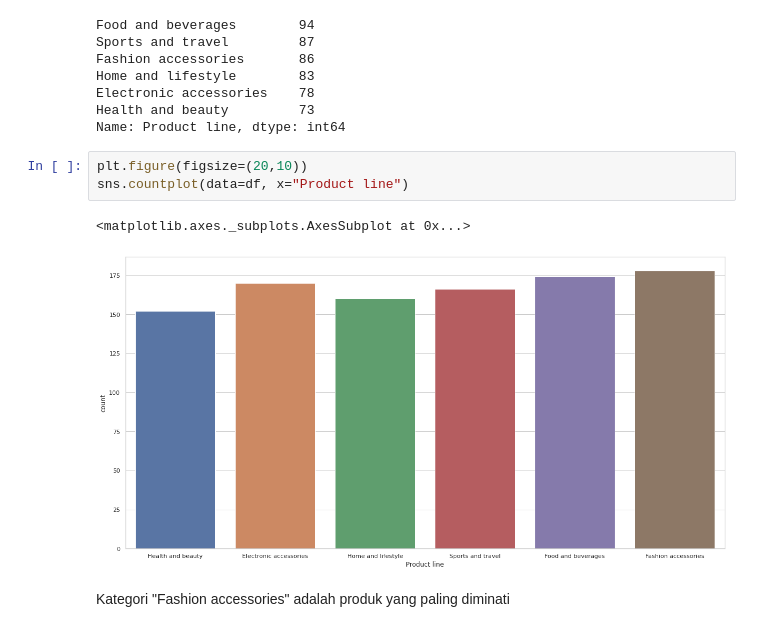
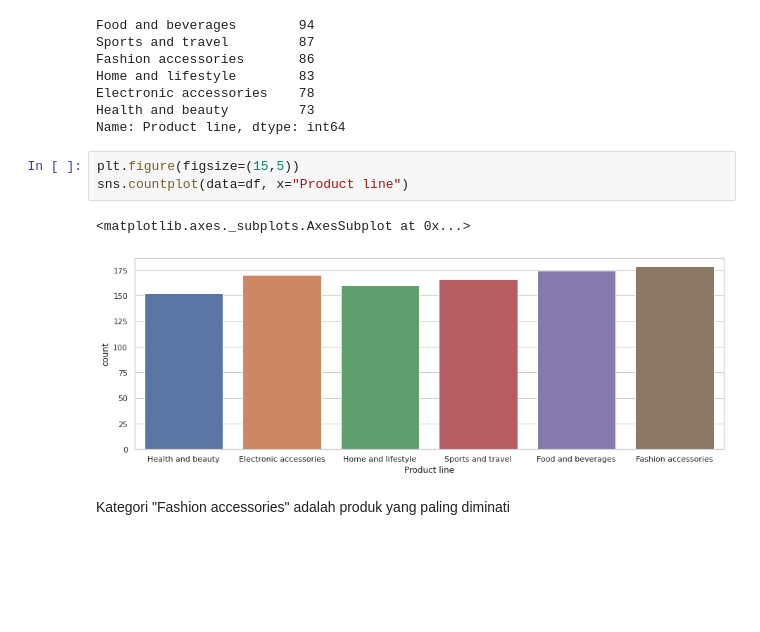
Before and after one commit to Sateasinpedas/Supermarket-sales-analysis-python, a Jupyter notebook: Rafli_Ardiansyah_DS_Essay.ipynb, the cells around one changed output. Saved outputs shown, nothing was run; the diff lists cells and outputs as text; blank space fills up the shorter version.

```diff
--- a/Rafli_Ardiansyah_DS_Essay.ipynb
+++ b/Rafli_Ardiansyah_DS_Essay.ipynb
@@ -226,11 +226,11 @@ Electronic accessories    78
 Health and beauty         73
 Name: Product line, dtype: int64
 # %%
-plt.figure(figsize=(20,10))
+plt.figure(figsize=(15,5))
 sns.countplot(data=df, x="Product line")
 # %% [output]
 <matplotlib.axes._subplots.AxesSubplot at 0x...>
-[figure, old version]
+[figure, new version]
 # %% [markdown]
 Kategori "Fashion accessories" adalah produk yang paling diminati
 # %%
```
Also changed, not shown: parts of 10 cells of this notebook.
